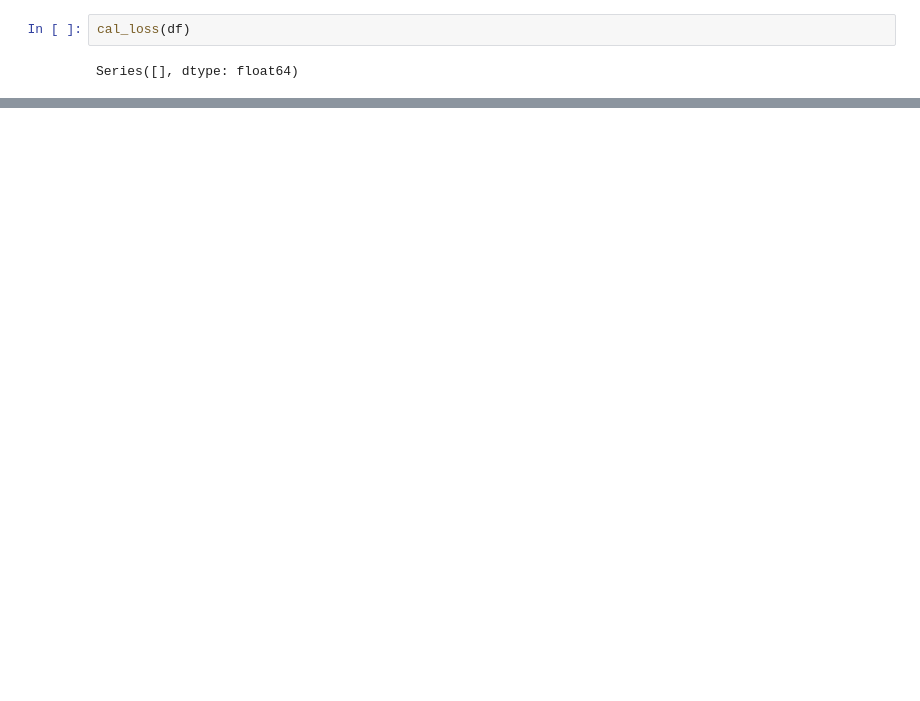
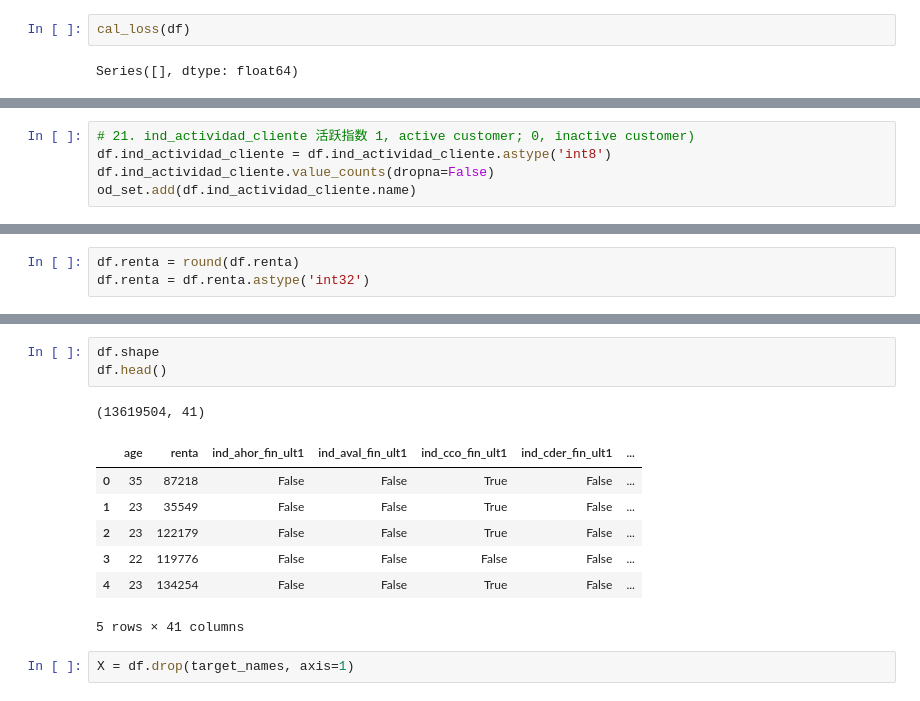
Before and after one commit to YIKAILucas/9417-ML, a Jupyter notebook: 2023_new/pre_process.ipynb, the cells around one changed output, grey strips where cells are left out. Drawn from its saved outputs; the diff is of its cells as text; blank space fills up the shorter version.

```diff
--- a/2023_new/pre_process.ipynb
+++ b/2023_new/pre_process.ipynb
@@ -328,0 +656,5 @@ save_df2file(df, 'filledna')
+# %%
+# 21. ind_actividad_cliente	活跃指数 1, active customer; 0, inactive customer)
+df.ind_actividad_cliente = df.ind_actividad_cliente.astype('int8')
+df.ind_actividad_cliente.value_counts(dropna=False)
+od_set.add(df.ind_actividad_cliente.name)
@@ -328,0 +673,3 @@ save_df2file(df, 'filledna')
+# %%
+df.renta = round(df.renta)
+df.renta = df.renta.astype('int32')
@@ -328,0 +794,14 @@ save_df2file(df, 'filledna')
+# %%
+df.shape
+df.head()
+# %% [output]
+(13619504, 41)
+|  | age | renta | ind_ahor_fin_ult1 | ind_aval_fin_ult1 | ind_cco_fin_ult1 | ind_cder_fin_ult1 | ... |
+| 0 | 35 | 87218 | False | False | True | False | ... |
+| 1 | 23 | 35549 | False | False | True | False | ... |
+| 2 | 23 | 122179 | False | False | True | False | ... |
+| 3 | 22 | 119776 | False | False | False | False | ... |
+| 4 | 23 | 134254 | False | False | True | False | ... |
+5 rows × 41 columns
+# %%
+X = df.drop(target_names, axis=1)
```
Also changed, not shown: parts of 95 cells of this notebook.
